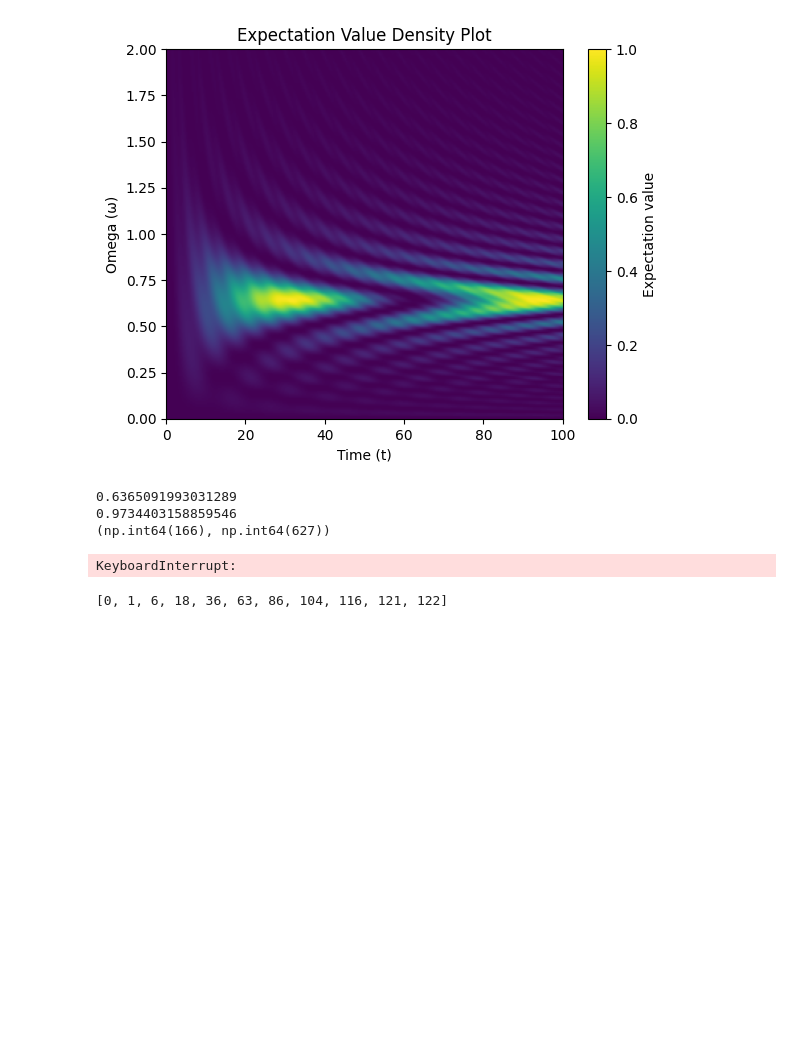
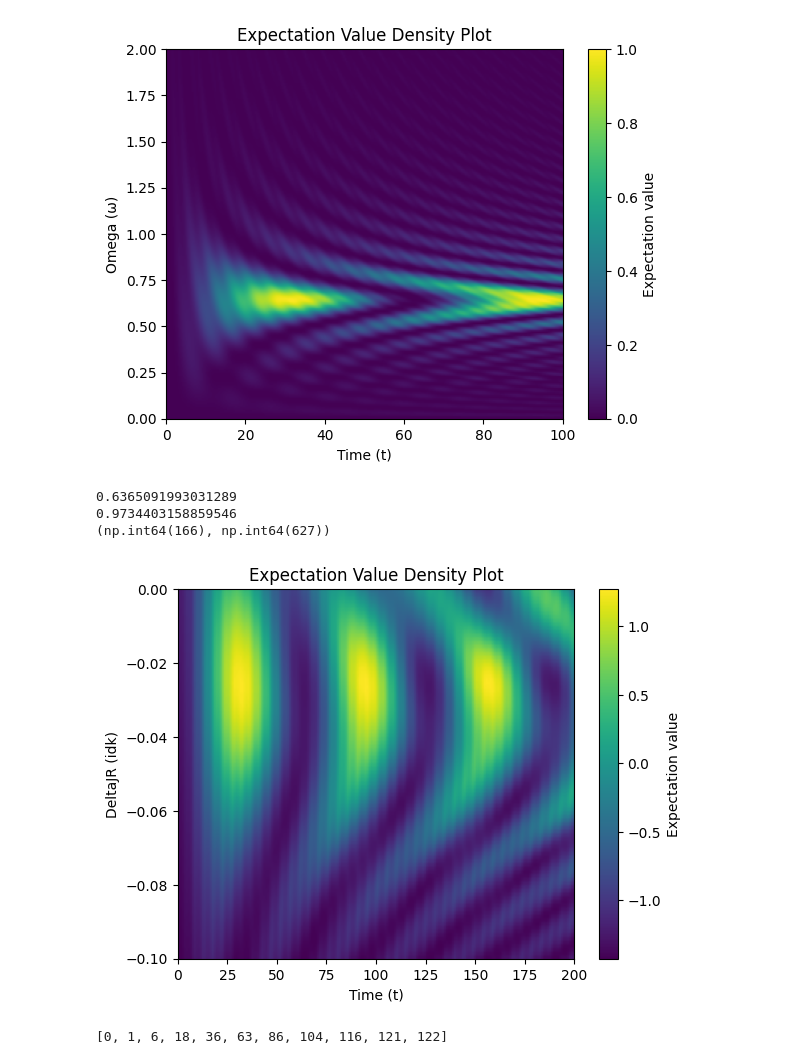
Before and after one commit to Idden/Quantum-Internship, a Jupyter notebook: Quantum_Batteries_Scars/betterPXP_Hamitonian.ipynb, the cells around one changed output. Cells and saved outputs as stored; diff of their text form; code cells hidden in the pictures; blank space fills up the shorter version.

```diff
--- a/Quantum_Batteries_Scars/betterPXP_Hamitonian.ipynb
+++ b/Quantum_Batteries_Scars/betterPXP_Hamitonian.ipynb
@@ -224,35 +224,35 @@ tlist = np.linspace(0, 200, 200)
 expectationVals = []
 tempExpectation = []
 
 for jr in jrList:
 
     jrH0 = qt.Qobj((ohms / 2 * sparseBareHamiltonian) + (jr * ohms * sparseFactoredHamiltonian))
-    args = {"A": 0.1, "omega": 0.642570281124498}
+    args = {"A": 0.1, "omega": 0.6366896896896898}
     H = qt.QobjEvo([jrH0, [H1, coeff]], args=args) # create H using QobjEvo
     psi_t = qt.sesolve(H, eigenstates[0], tlist) # evolve the ground state through time
     tempExpectation = []
 
     for states in psi_t.states:
 
         val = states.dag() * jrH0 * states
         tempExpectation.append(val.real)
 
     expectationVals.append(tempExpectation)
 
 plt.imshow(expectationVals,
            extent=[tlist.min(), tlist.max(), jrList.min(), jrList.max()],
            origin='lower',
            aspect='auto',
            cmap='viridis')
 plt.colorbar(label="Expectation value")
 
 plt.xlabel("Time (t)")
 plt.ylabel("DeltaJR (idk)")
 plt.title("Expectation Value Density Plot")
 # plt.savefig("plots//expectDensityPlot.pdf")
 plt.show()
 # %% [output]
-KeyboardInterrupt:
+[figure, added]
 # %%
 # find scar indices using overlaps
 sections = np.linspace(eigenvalues[0] - 0.5, eigenvalues[-1] + 0.5, N+2)
```
Also changed, not shown: parts of 4 cells of this notebook, 3 other files.
